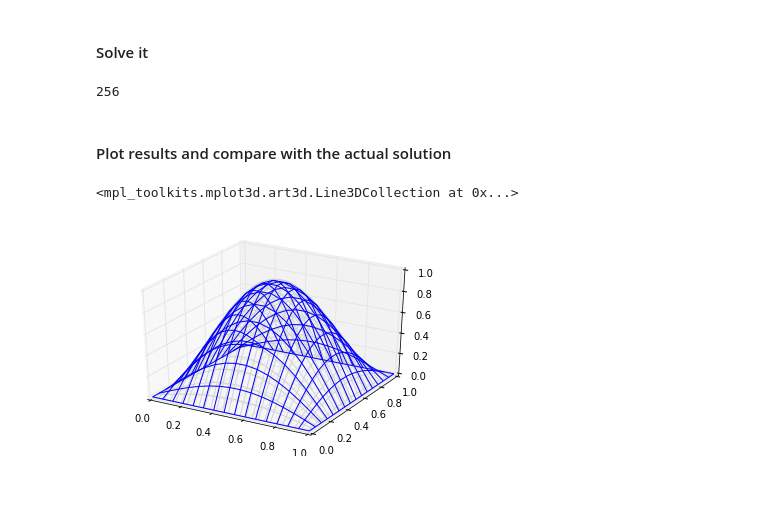
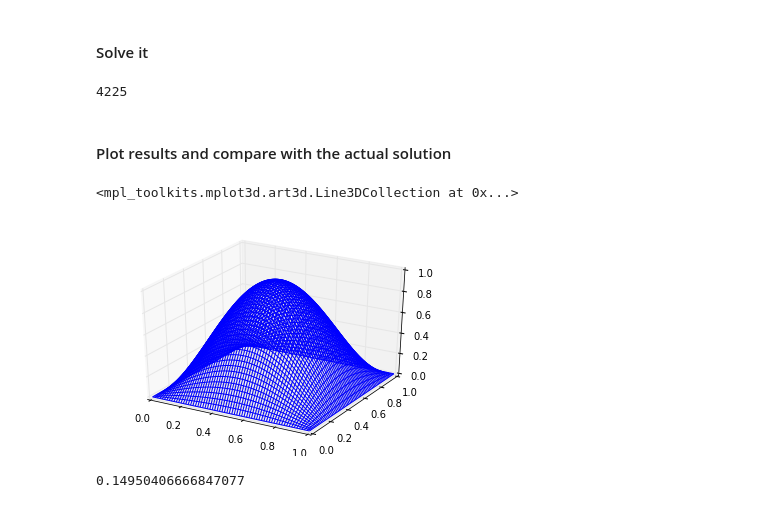
Before and after one commit to alcarney/polynomial_chaos, a Jupyter notebook: src/problem_0.ipynb, the cells around one changed output. Drawn from its saved outputs; the diff is of its cells as text; code cells hidden in the pictures.

Commit message:
Added error calculation

```diff
--- a/src/problem_0.ipynb
+++ b/src/problem_0.ipynb
@@ -17,7 +17,7 @@ from mpl_toolkits.mplot3d import Axes3D
 # %% [markdown]
 #### Load in the mesh
 # %%
-N = 15
+N = 64
 obj = rectangular_domain(N=N)
 #obj
 # %% [markdown]
@@ -90,7 +75,7 @@ u = np.linalg.solve(A.A, M*F)
 u = np.append(u, [0.0 for _ in range(4*N)])
 len(u)
 # %% [output]
-256
+4225
 # %% [markdown]
 #### Plot results and compare with the actual solution
 # %%
@@ -113,20 +98,20 @@ for x, y, z in coords:
 # %%
 fig = plt.figure()
 ax = fig.add_subplot(111, projection='3d')
 
-X = np.linspace(0,1,80)
-Y = np.linspace(0,1,80)
+X = np.linspace(0,1,128)
+Y = np.linspace(0,1,128)
 X, Y = np.meshgrid(X, Y)
 Z = np.sin(pi * X) * np.sin(pi * Y)
 ax.plot_wireframe(X, Y, Z, rstride=3, cstride=3, color='lightgrey')
 
 
 Xs, Ys = np.meshgrid(xi, yi)
 
 #Zs = (Xs + Ys) - (Xs + Ys)
 
 ax.plot_wireframe(Xs, Ys, zs, color='blue')
 #ax.scatter(xs, ys, u, c='r', marker='^')
 # %% [output]
 <mpl_toolkits.mplot3d.art3d.Line3DCollection at 0x...>
-[figure, old version]
+[figure, new version]
@@ -132,0 +134,4 @@ ax.plot_wireframe(Xs, Ys, zs, color='blue')
+# %%
+print(L2_error((xi, yi), zs, f))
+# %% [output]
+0.14950406666847077
```
Also changed, not shown: parts of 6 cells of this notebook.
